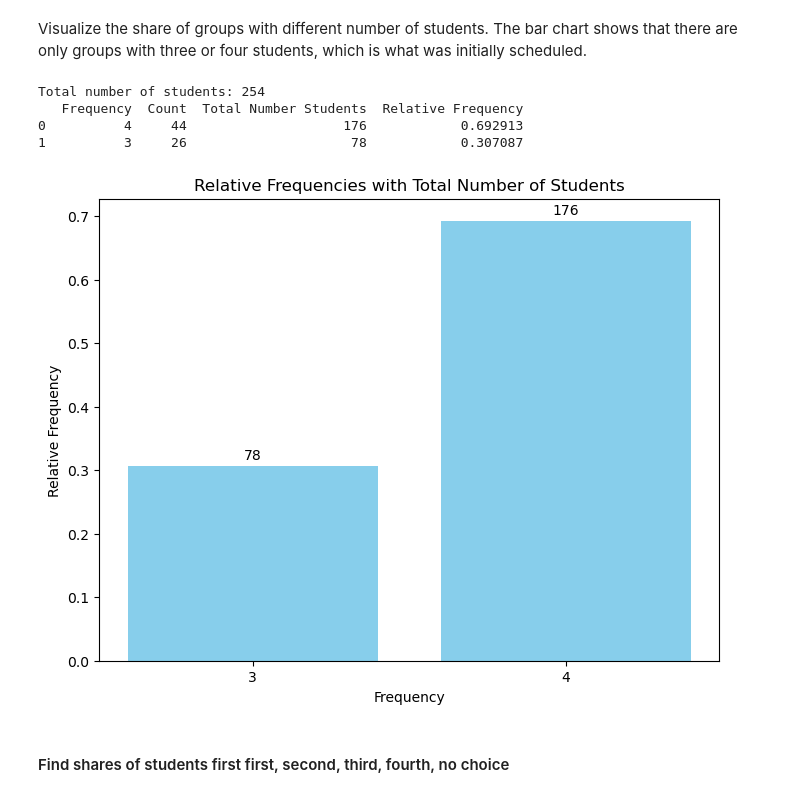
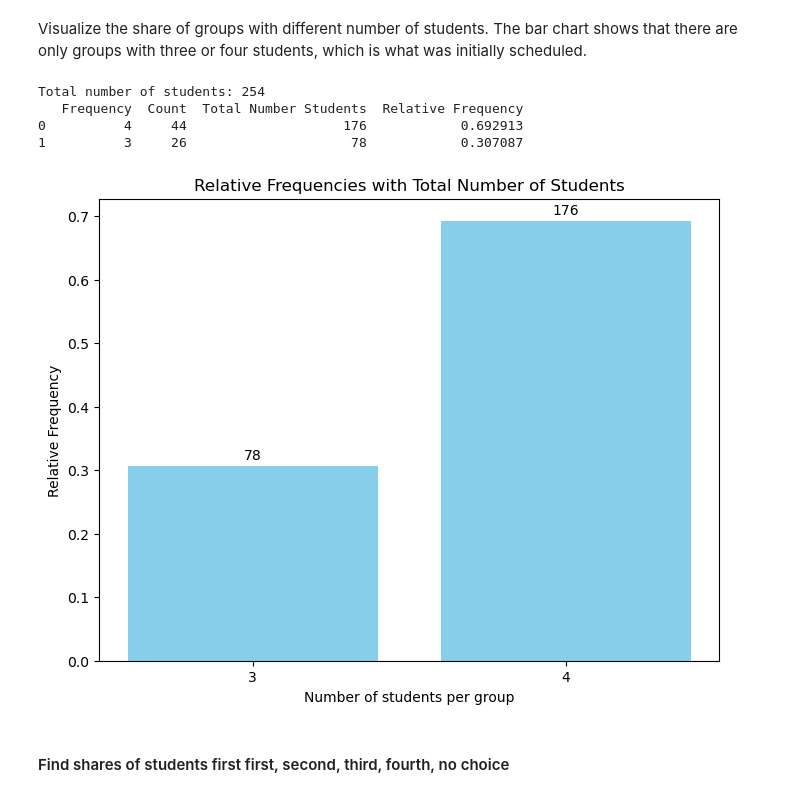
Before and after one commit to RemiVine/Allocation_algorithm_ARP_GGI, a Jupyter notebook: The_Algorithm.ipynb, the cells around one changed output. Saved outputs shown, nothing was run; the diff lists cells and outputs as text; code cells hidden in the pictures.

```diff
--- a/The_Algorithm.ipynb
+++ b/The_Algorithm.ipynb
@@ -435,34 +435,34 @@ print(df_group_size)
 1          3     26                     78
 # %% [markdown]
 Visualize the share of groups with different number of students. The bar chart shows that there are only groups with three or four students, which is what was initially scheduled.
-# %%
-# Calculating relative frequencies
-total_students = df_group_size['Total Number Students'].sum()
-print("Total number of students:", total_students)
-df_group_size['Relative Frequency'] = df_group_size['Total Number Students'] / total_students
-print(df_group_size)
-# Creating the bar plot
-plt.figure(figsize=(8, 6))
-bars = plt.bar(df_group_size['Frequency'], df_group_size['Relative Frequency'], color='skyblue')
-
-# Adding text labels on top of each bar for total number of students
-for i, v in enumerate(df_group_size['Total Number Students']):
-    plt.text(df_group_size['Frequency'][i], df_group_size['Relative Frequency'][i] + 0.01, str(v), ha='center')
-plt.xlabel('Frequency')
-plt.ylabel('Relative Frequency')
-plt.title('Relative Frequencies with Total Number of Students')
-plt.xticks(df_group_size['Frequency'])
-# Save the plot to a file
-name_of_file = 'Bar_chart_proportion_students_by_group'
-completeName = os.path.join(save_path, name_of_file + ".png")
-plt.savefig(completeName, dpi=300, bbox_inches='tight')
-plt.show()
-# %% [output]
-Total number of students: 254
-   Frequency  Count  Total Number Students  Relative Frequency
-0          4     44                    176            0.692913
-1          3     26                     78            0.307087
-[figure, removed]
+# %%
+# Calculating relative frequencies
+total_students = df_group_size['Total Number Students'].sum()
+print("Total number of students:", total_students)
+df_group_size['Relative Frequency'] = df_group_size['Total Number Students'] / total_students
+print(df_group_size)
+# Creating the bar plot
+plt.figure(figsize=(8, 6))
+bars = plt.bar(df_group_size['Frequency'], df_group_size['Relative Frequency'], color='skyblue')
+
+# Adding text labels on top of each bar for total number of students
+for i, v in enumerate(df_group_size['Total Number Students']):
+    plt.text(df_group_size['Frequency'][i], df_group_size['Relative Frequency'][i] + 0.01, str(v), ha='center')
+plt.xlabel('Number of students per group')
+plt.ylabel('Relative Frequency')
+plt.title('Relative Frequencies with Total Number of Students')
+plt.xticks(df_group_size['Frequency'])
+# Save the plot to a file
+name_of_file = 'Bar_chart_proportion_students_by_group'
+completeName = os.path.join(save_path, name_of_file + ".png")
+plt.savefig(completeName, dpi=300, bbox_inches='tight')
+plt.show()
+# %% [output]
+Total number of students: 254
+   Frequency  Count  Total Number Students  Relative Frequency
+0          4     44                    176            0.692913
+1          3     26                     78            0.307087
+[figure, added]
 # %% [markdown]
 #### Find shares of students first first, second, third, fourth, no choice
 # %% [markdown]
```
Also changed, not shown: parts of 5 cells of this notebook.
